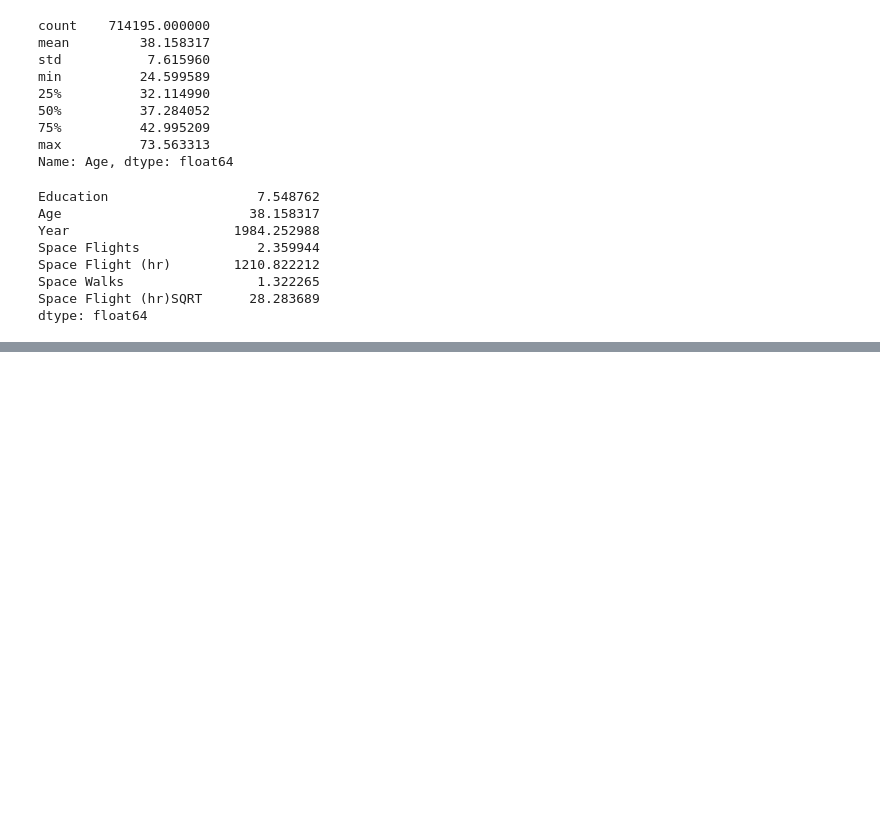
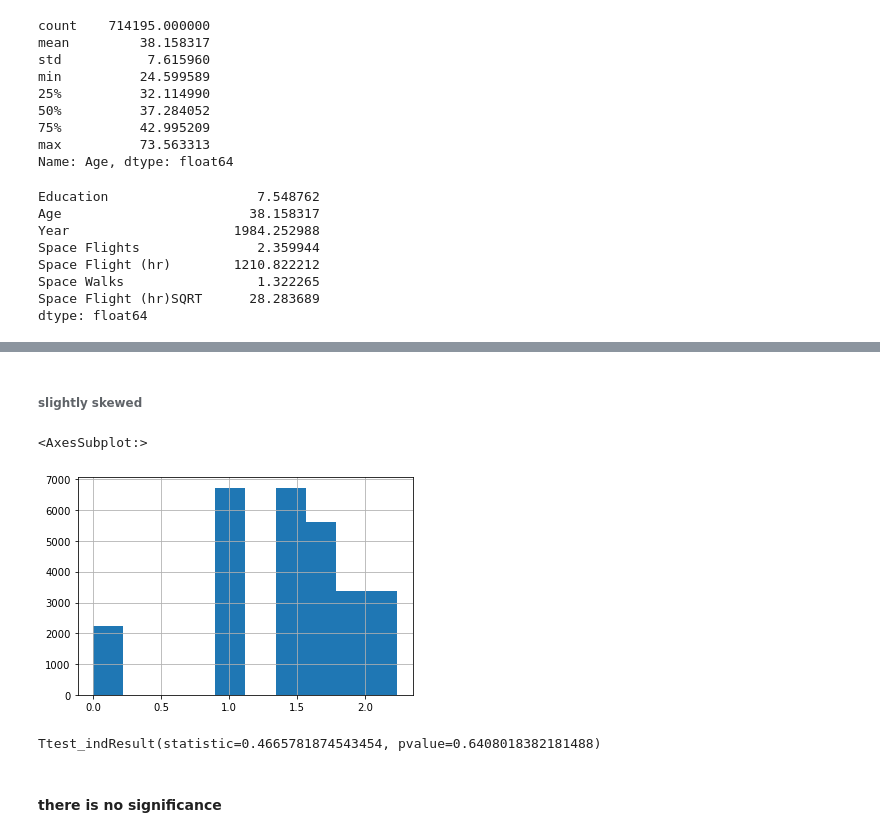
Before and after one commit to rhreich34/NASA-Hiring-Rate, a Jupyter notebook: Cynthia's Notebook.ipynb, the cells around one changed output, grey strips where cells are left out. Drawn from its saved outputs; the diff is of its cells as text; code cells hidden in the pictures; blank space fills up the shorter version.

```diff
--- a/Cynthia's Notebook.ipynb
+++ b/Cynthia's Notebook.ipynb
@@ -207,0 +229,13 @@ dtype: float64
+# %% [markdown]
+###### slightly skewed
+# %%
+NasaData['Space FlightsSQRT'][NasaData['Gender']== 'Female'].hist()
+# %% [output]
+<AxesSubplot:>
+[figure, added]
+# %%
+ttest_ind(NasaData['Space FlightsSQRT'][NasaData['Gender']== 'Male'],NasaData['Space FlightsSQRT'][NasaData['Gender']== 'Female'])
+# %% [output]
+Ttest_indResult(statistic=0.4665781874543454, pvalue=0.6408018382181488)
+# %% [markdown]
+#### there is no significance
```
Also changed, not shown: parts of 6 cells of this notebook.
